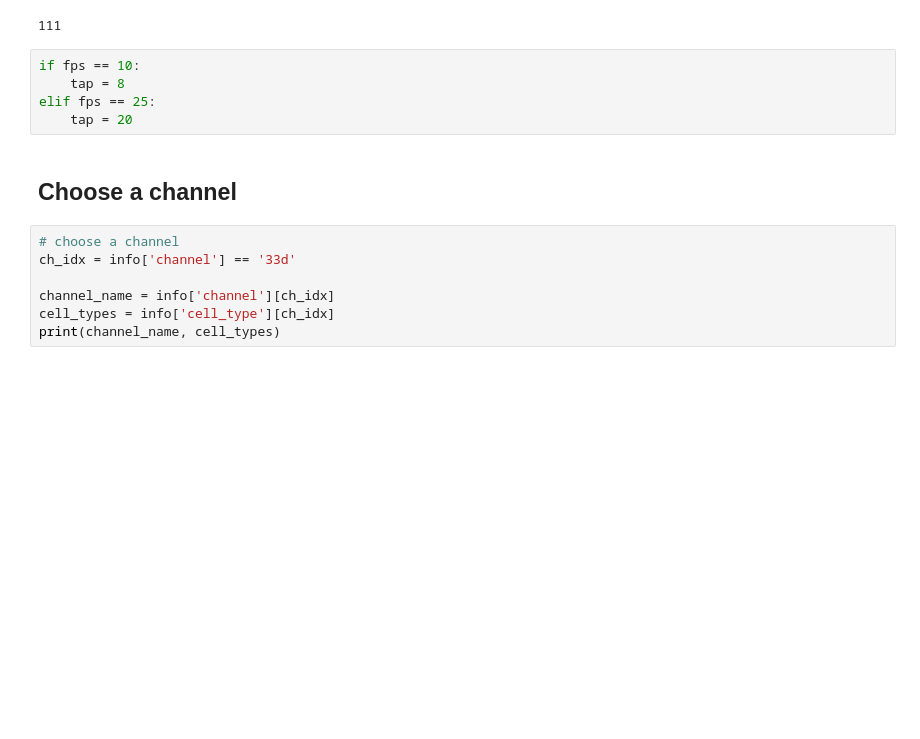
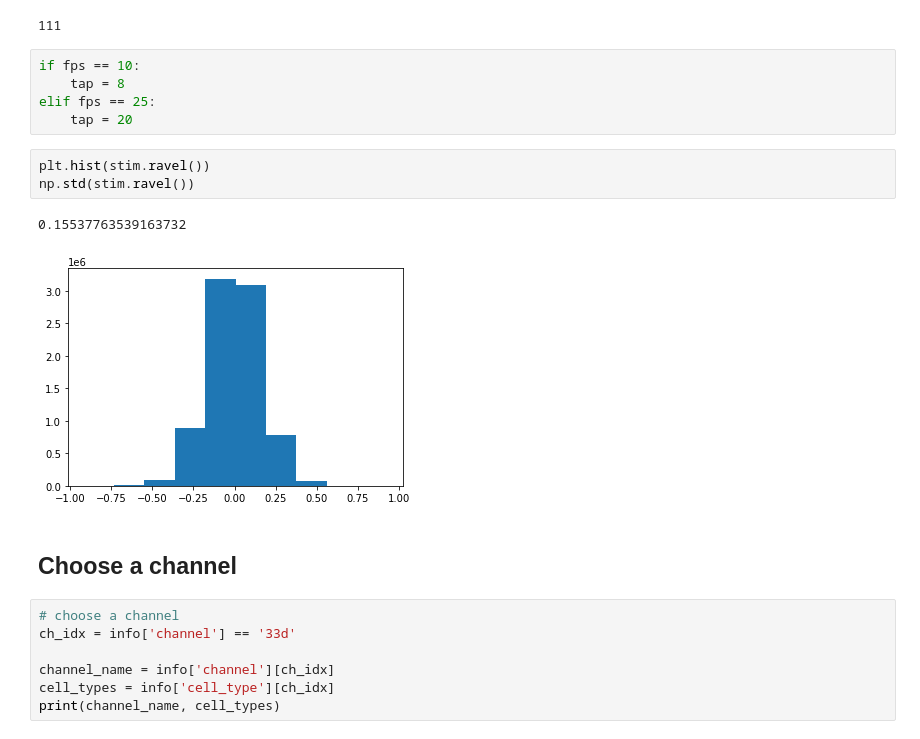
Before and after one commit to ys7yoo/retina_info, a Jupyter notebook: run_glm.ipynb, the cells around one changed output. Cells and saved outputs as stored; diff of their text form; blank space fills up the shorter version.

Commit message:
re-plot after matching temporal profile signs

```diff
--- a/run_glm.ipynb
+++ b/run_glm.ipynb
@@ -229,6 +229,12 @@ if fps == 10:
     tap = 8
 elif fps == 25:
     tap = 20
+# %%
+plt.hist(stim.ravel())
+np.std(stim.ravel())
+# %% [output]
+0.15537763539163732
+[figure, added]
 # %% [markdown]
 ## Choose a channel
 # %%
```
Also changed, not shown: parts of 8 cells of this notebook.
